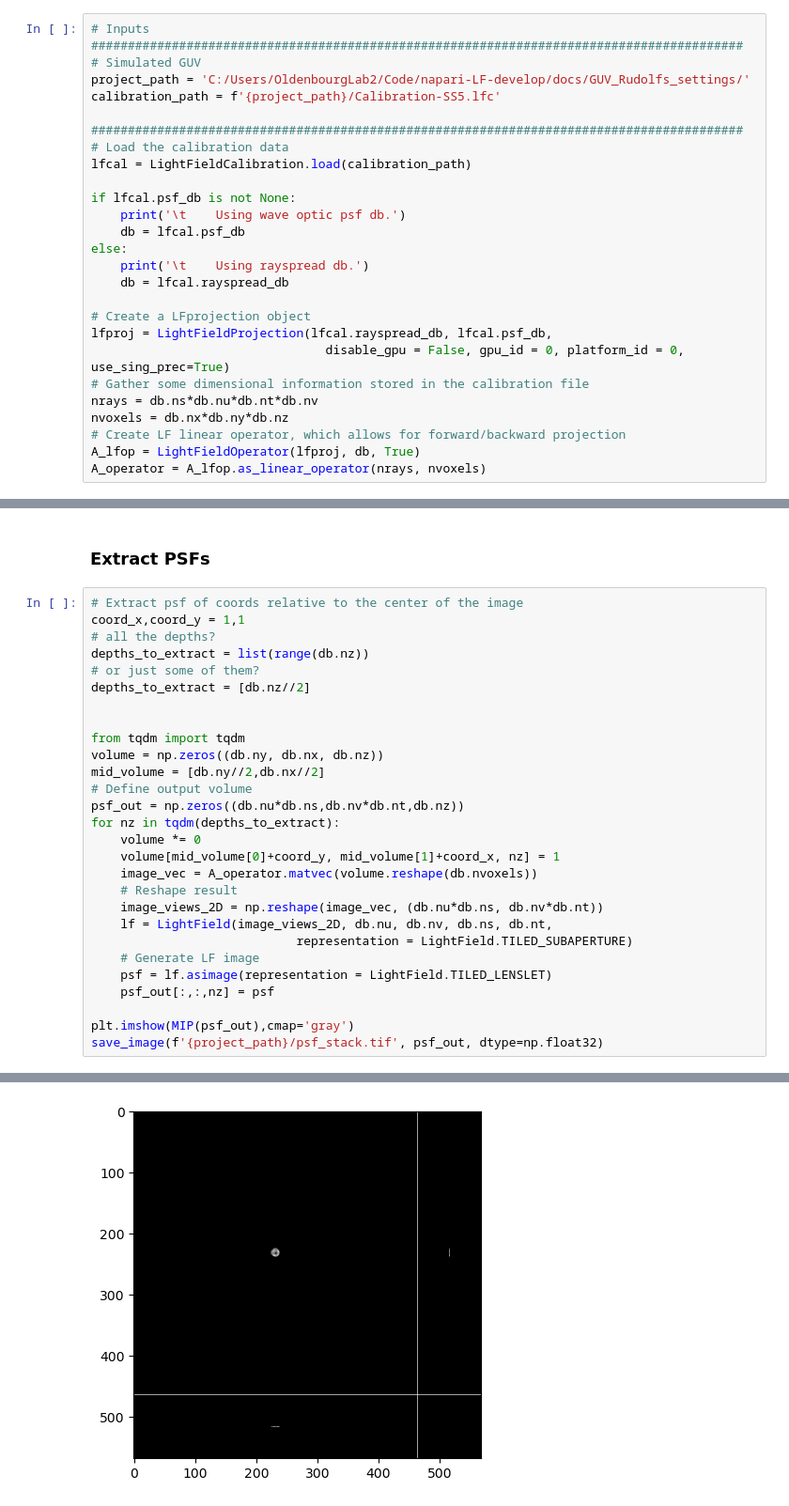
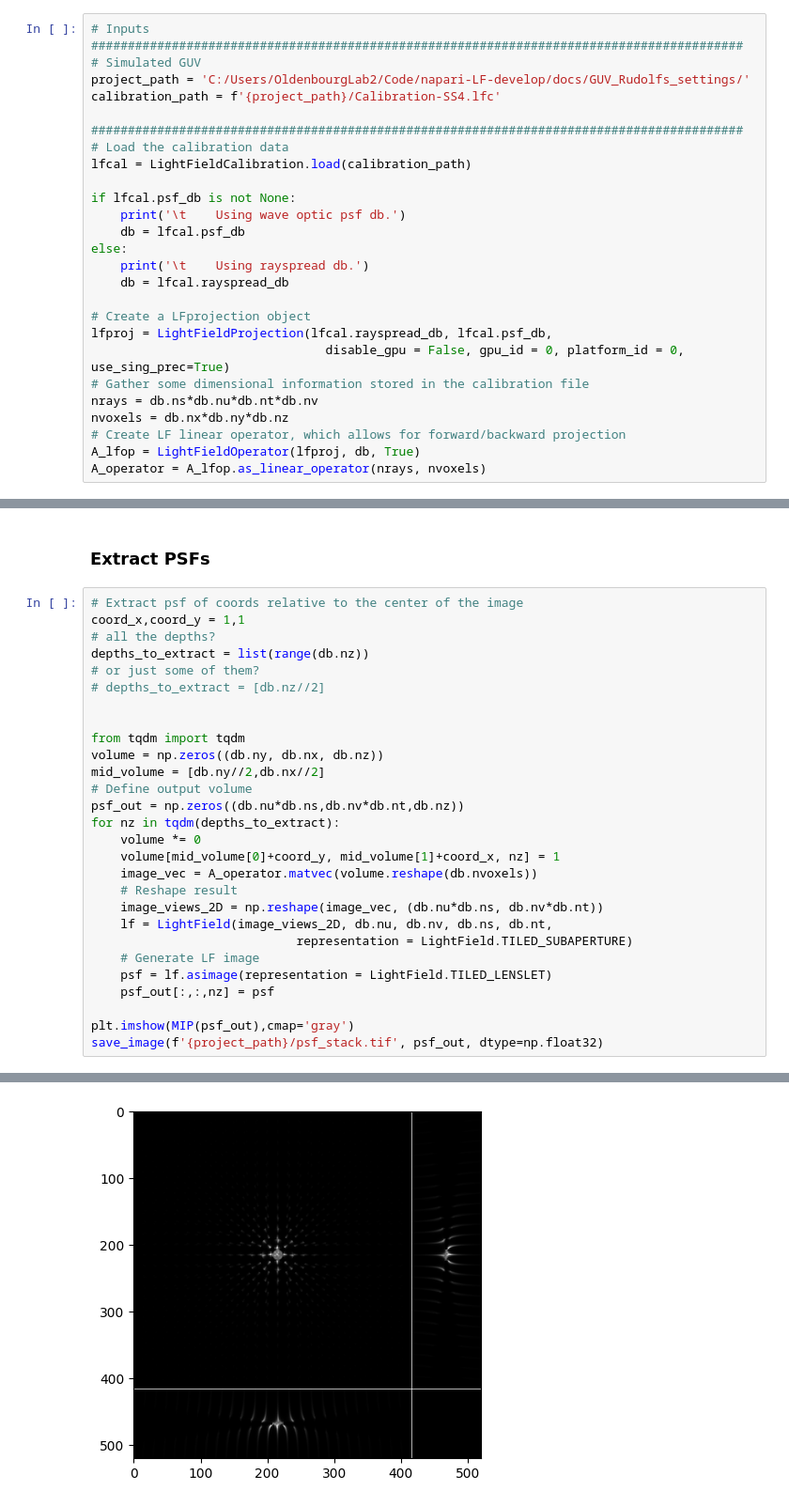
Before and after one commit to PolarizedLightFieldMicroscopy/napari-LF, a Jupyter notebook: src/napari_lf/lfa/LF_forward_projector_simple.ipynb, the cells around one changed output, grey strips where cells are left out. Shown: that part at 94% size. Cells and saved outputs as stored; diff of their text form.

Commit message:
Working example of PSF extraction with jupyter script

```diff
--- a/src/napari_lf/lfa/LF_forward_projector_simple.ipynb
+++ b/src/napari_lf/lfa/LF_forward_projector_simple.ipynb
@@ -68,7 +70,7 @@ def MIP(vol, scaling_factors=[1,1,1]):
 # Inputs #########################################################################################
 # Simulated GUV
 project_path = 'C:/Users/OldenbourgLab2/Code/napari-LF-develop/docs/GUV_Rudolfs_settings/'
-calibration_path = f'{project_path}/Calibration-SS5.lfc'
+calibration_path = f'{project_path}/Calibration-SS4.lfc'
 
 #########################################################################################
 # Load the calibration data
@@ -105,7 +109,7 @@ coord_x,coord_y = 1,1
 # all the depths?
 depths_to_extract = list(range(db.nz))
 # or just some of them?
-depths_to_extract = [db.nz//2]
+# depths_to_extract = [db.nz//2]
 
 
 from tqdm import tqdm
@@ -134 +138 @@ yproj (464, 104)
-[figure, old version]
+[figure, new version]
```
Also changed, not shown: parts of 5 cells of this notebook.
